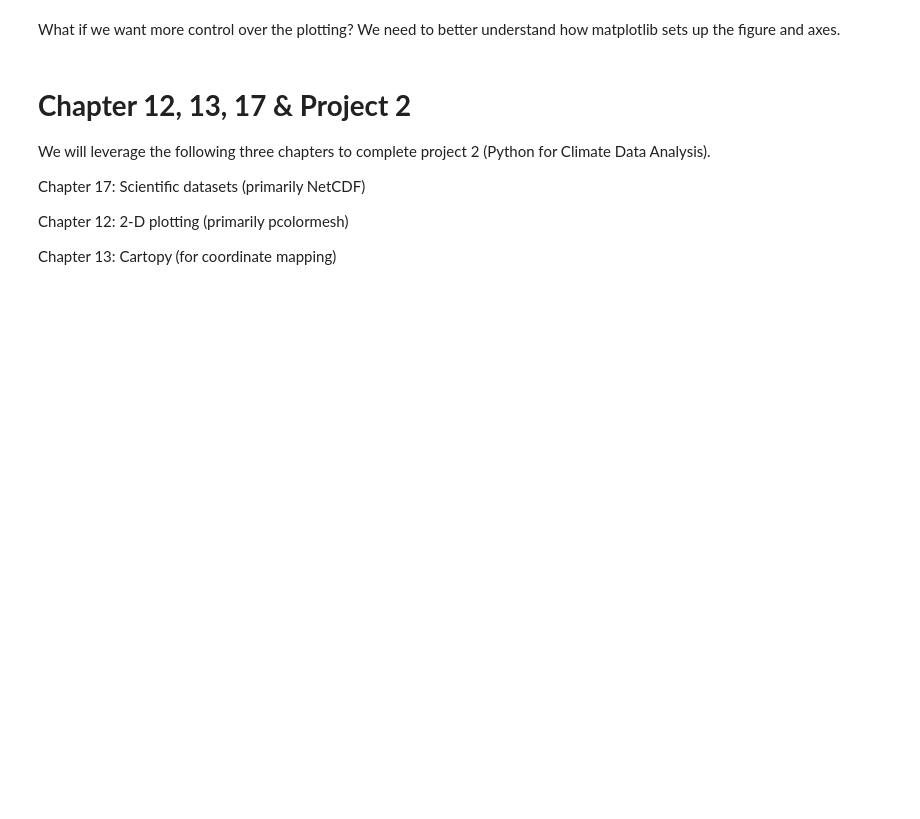
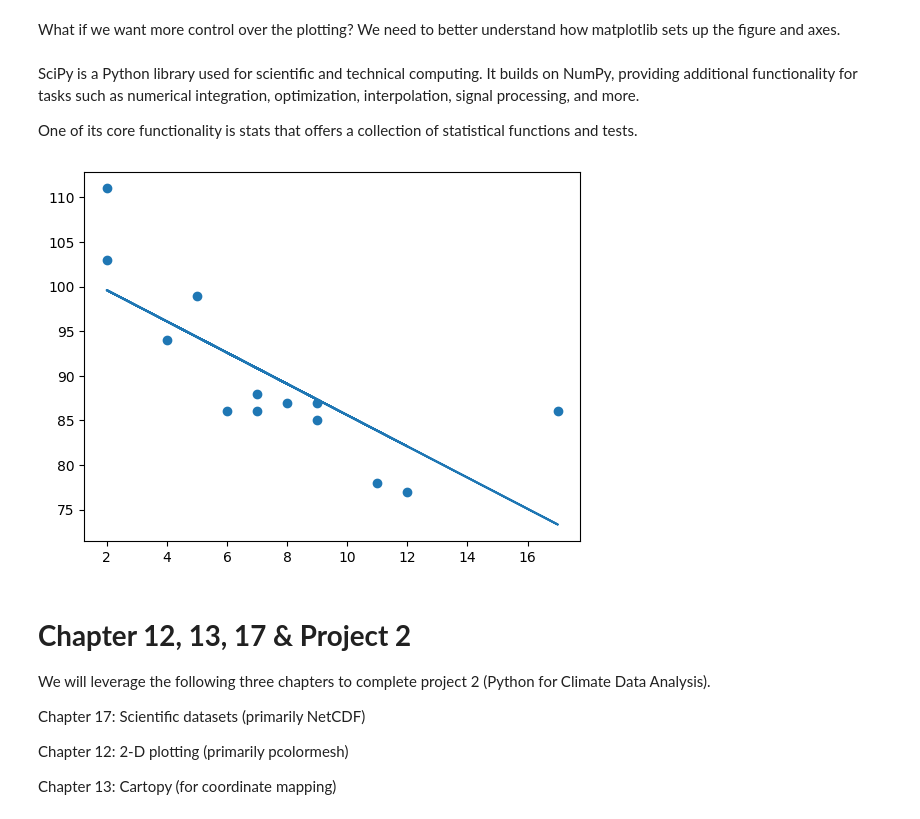
Before and after one commit to huanping313/planets, a Jupyter notebook: GEOG4016_Ch_2.ipynb, the cells around one changed output. Drawn from its saved outputs; the diff is of its cells as text; code cells hidden in the pictures; blank space fills up the shorter version.

```diff
--- a/GEOG4016_Ch_2.ipynb
+++ b/GEOG4016_Ch_2.ipynb
@@ -1019,23 +1019,29 @@ plt.legend(['Temperature'])
 ax.set_xlabel('x values')
 ax.set_ylabel('y values')
 plt.show()  # Display plot to screen
+# %% [markdown]
+SciPy is a Python library used for scientific and technical computing. It builds on NumPy, providing additional functionality for tasks such as numerical integration, optimization, interpolation, signal processing, and more.
+
+One of its core functionality is stats that offers a collection of statistical functions and tests.
 # %%
 # 10.a: Scatter plot with linear regression
 import matplotlib.pyplot as plt
 from scipy import stats
 
 x = [5,7,8,7,2,17,2,9,4,11,12,9,6]
 y = [99,86,87,88,111,86,103,87,94,78,77,85,86]
 
 slope, intercept, r, p, std_err = stats.linregress(x, y) # fit a linear regression
 
 def myfunc(x):
   return slope * x + intercept
 
-model_value = list(map(myfunc, x)) # map(function, iterable) allows you to process and transform all the items in an iterable without using an explicit for loop
+y2 = list(map(myfunc, x)) # calculate model values; map(function, iterable) allows you to process and transform all the items in an iterable without using an explicit for loop
 
 plt.scatter(x, y)
-plt.plot(x, model_value)
+plt.plot(x, y2)
 plt.show()
+# %% [output]
+[figure, added]
 # %%
 # 10.b: Exercise: statistical analysis
```
Also changed, not shown: parts of 3 cells of this notebook.
